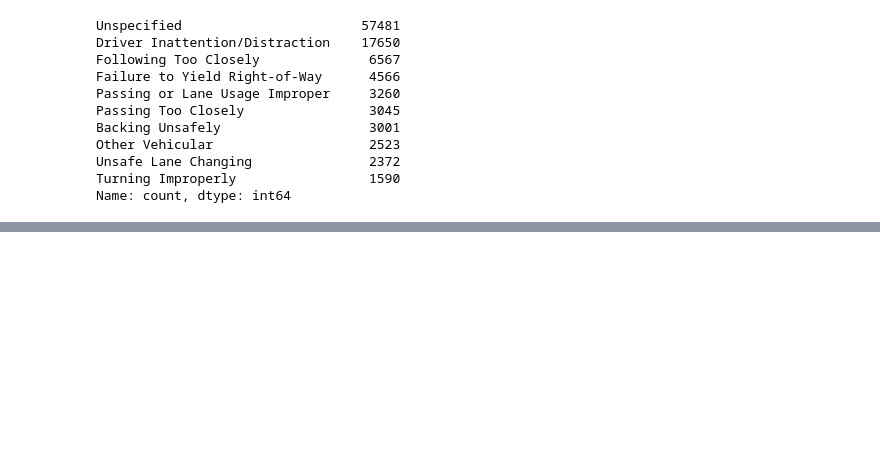
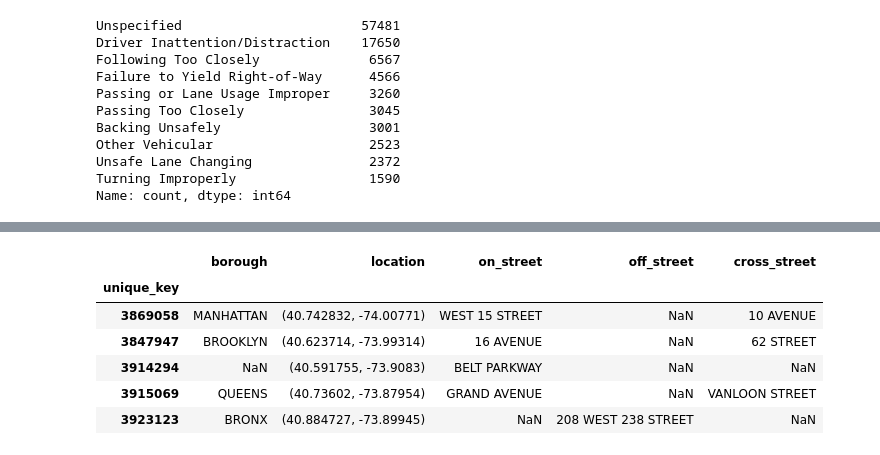
Before and after one commit to TomazFilgueira/Dq_Datascientist, a Jupyter notebook: 04_Data_Cleaning/04_2_Advanced_data_cleaning/4_Working_with_missing_data.ipynb, the cells around one changed output, grey strips where cells are left out. Saved outputs shown, nothing was run; the diff lists cells and outputs as text; code cells hidden in the pictures; blank space fills up the shorter version.

```diff
--- a/04_Data_Cleaning/04_2_Advanced_data_cleaning/4_Working_with_missing_data.ipynb
+++ b/04_Data_Cleaning/04_2_Advanced_data_cleaning/4_Working_with_missing_data.ipynb
@@ -510,0 +633,12 @@ Name: count, dtype: int64
+# %%
+loc_cols = ['borough', 'location', 'on_street', 'off_street', 'cross_street']
+location_data = mvc[loc_cols]
+location_data.head()
+# %% [output]
+|  | borough | location | on_street | off_street | cross_street |
+| unique_key |  |  |  |  |  |
+| 3869058 | MANHATTAN | (40.742832, -74.00771) | WEST 15 STREET | NaN | 10 AVENUE |
+| 3847947 | BROOKLYN | (40.623714, -73.99314) | 16 AVENUE | NaN | 62 STREET |
+| 3914294 | NaN | (40.591755, -73.9083) | BELT PARKWAY | NaN | NaN |
+| 3915069 | QUEENS | (40.73602, -73.87954) | GRAND AVENUE | NaN | VANLOON STREET |
+| 3923123 | BRONX | (40.884727, -73.89945) | NaN | 208 WEST 238 STREET | NaN |
```
Also changed, not shown: parts of 21 cells of this notebook.
